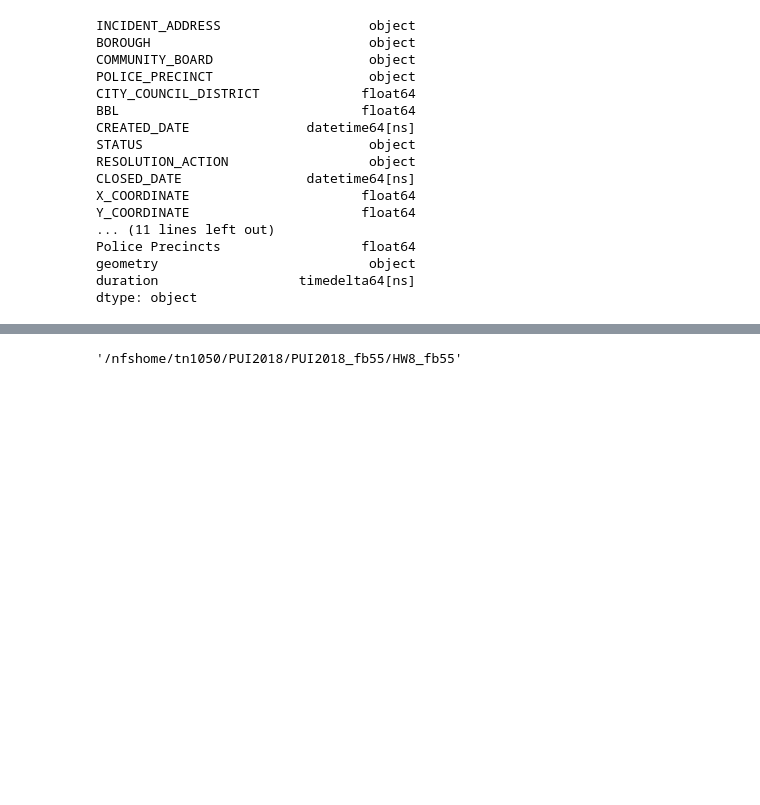
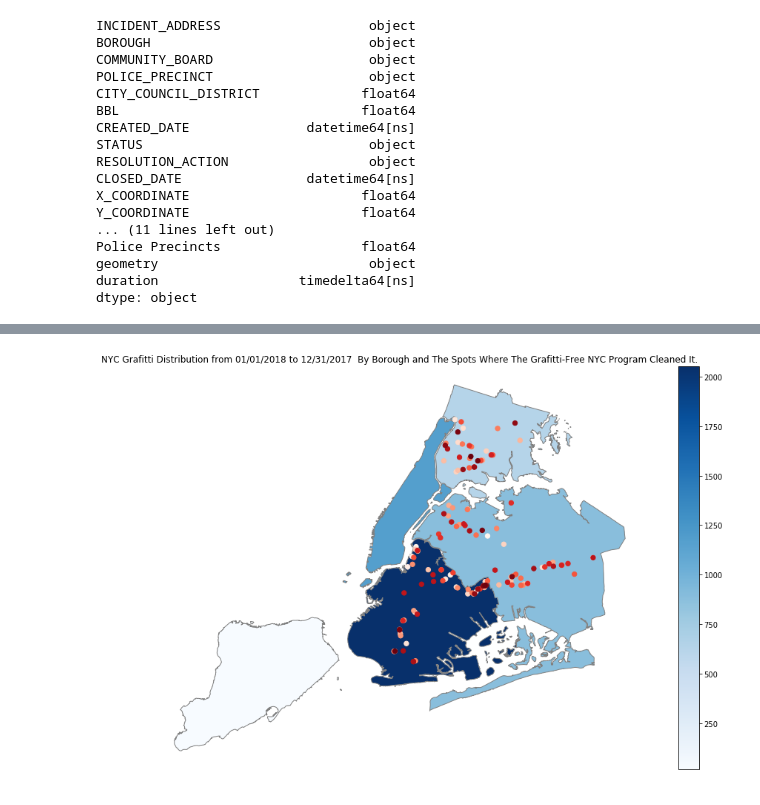
Before and after one commit to tanyani/PUI2018_tn1050, a Jupyter notebook: HW8_tn1050/HW8_Assignment1.ipynb, the cells around one changed output, grey strips where cells are left out. Cells and saved outputs as stored; diff of their text form; code cells hidden in the pictures; blank space fills up the shorter version.

Commit message:
add modified plots

```diff
--- a/HW8_tn1050/HW8_Assignment1.ipynb
+++ b/HW8_tn1050/HW8_Assignment1.ipynb
@@ -186,4 +187,13 @@ fig.savefig(os.getcwd()+'/plot.png')
-# %%
-os.getcwd()
-# %% [output]
-'/nfshome/tn1050/PUI2018/PUI2018_fb55/HW8_fb55'
+# %%
+fig = plt.figure(figsize=(15, 10))
+ax = fig.add_subplot(111, frameon=False)
+ax.axis('off')
+
+df_merged.plot(ax=ax, column='STATUS', cmap="Blues", legend=True, edgecolor='grey')
+gdf.plot(c=gdf.duration, cmap='Reds', ax=ax, markersize=40)
+
+ax.set_title(f'NYC Grafitti Distribution from {min(df.CREATED_DATE)} to {max(df.CREATED_DATE)}  By Borough and The Spots Where The Grafitti-Free NYC Program Cleaned It.')
+
+fig.savefig(os.getcwd()+'/../HW11_tn1050/plot2.png')
+# %% [output]
+[figure, added]
```
Also changed, not shown: parts of 5 cells of this notebook, 4 other files.
